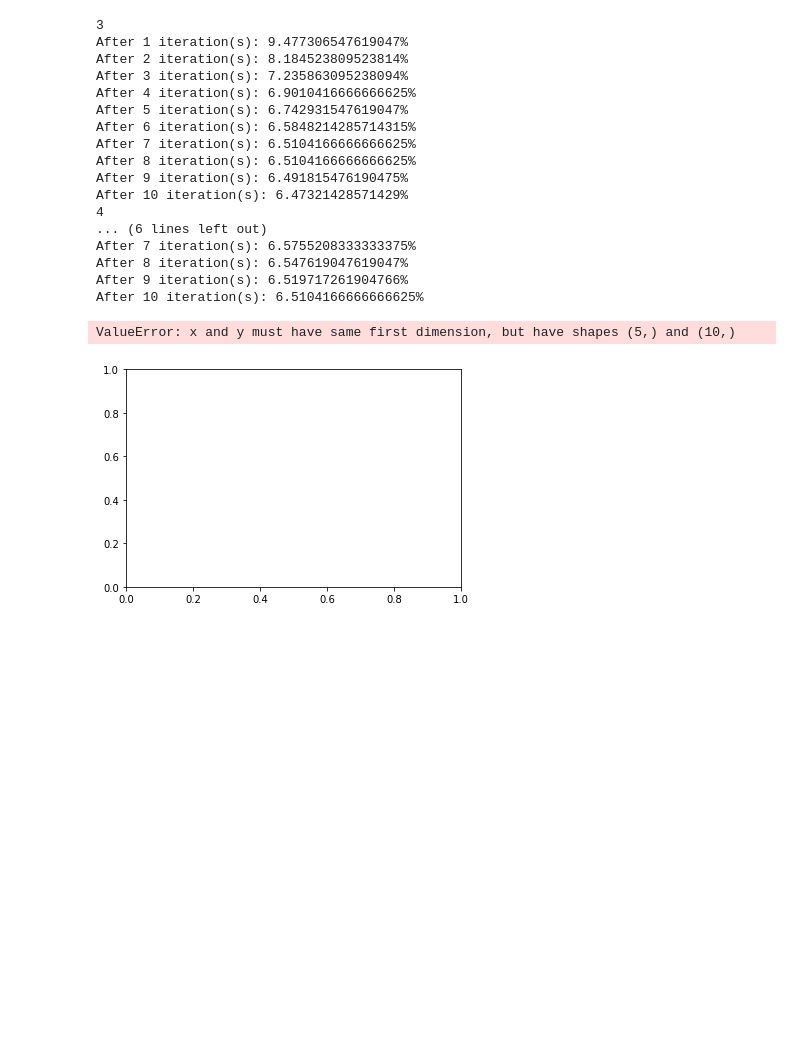
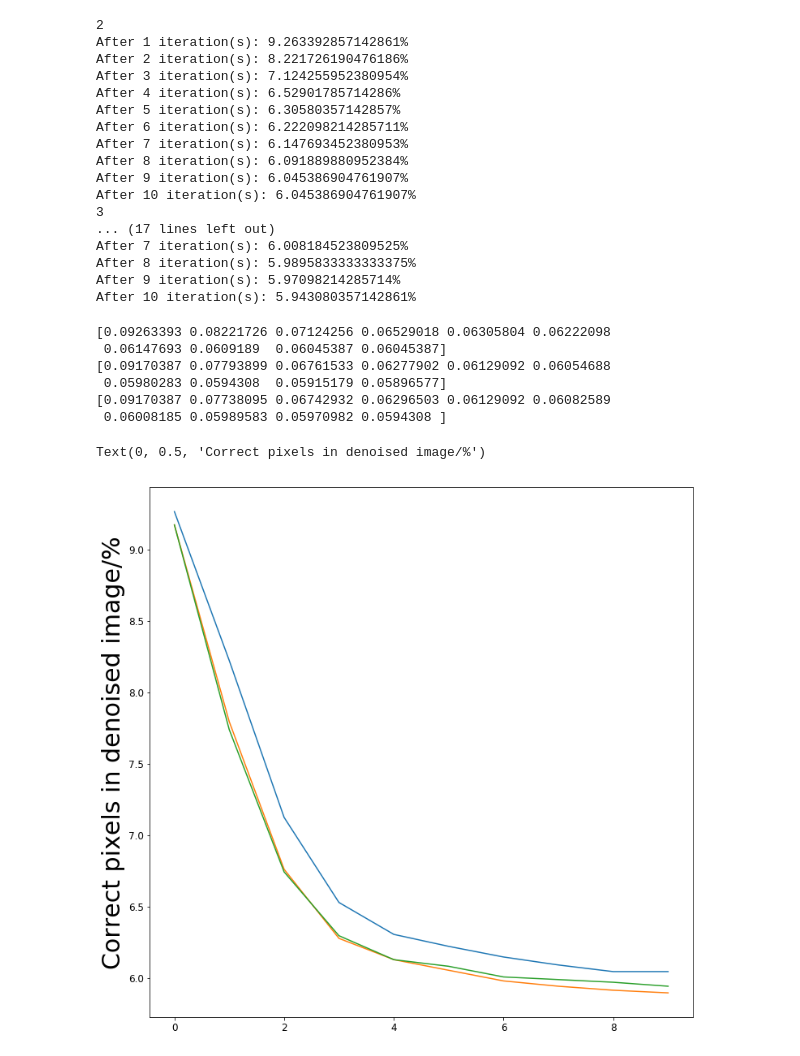
Before and after one commit to kheeran/COMS30007-Machine-Learning, a Jupyter notebook: Inference.ipynb, the cells around one changed output. Saved outputs shown, nothing was run; the diff lists cells and outputs as text; code cells hidden in the pictures; blank space fills up the shorter version.

```diff
--- a/Inference.ipynb
+++ b/Inference.ipynb
@@ -257,12 +188,6 @@ def gibbs_sampling(x0, y, T, M, N, xx, beta, eta):
     x_next = x0
     correctness1 = 0
 
-    T=10
-    etarange = 3
-    steps = 10
-
-    for eta in range (0,etarange):
-        for beta in frange (0, eta, eta/steps):
 
     for t in range(0, T):
         for i in range(0, M):
@@ -507,7 +452,7 @@ x_store = np.zeros((num,M,N))
 
 ratio = 8/32
 
-for i in range (3,len(eta_store)):
+for i in range (2,len(eta_store)):
     print (i)
     eta = i
     beta = eta*ratio
@@ -539,29 +484,41 @@ time1 += time.time()
 # x5 = MFVB(beta, y,10,M,N)
 # x5 = MFVB(beta, y,8,M,N)
 # %% [output]
+2
+After 1 iteration(s): 9.263392857142861%
+After 2 iteration(s): 8.221726190476186%
+After 3 iteration(s): 7.124255952380954%
+After 4 iteration(s): 6.52901785714286%
+After 5 iteration(s): 6.30580357142857%
+After 6 iteration(s): 6.222098214285711%
+After 7 iteration(s): 6.147693452380953%
+After 8 iteration(s): 6.091889880952384%
+After 9 iteration(s): 6.045386904761907%
+After 10 iteration(s): 6.045386904761907%
 3
-After 1 iteration(s): 9.477306547619047%
-After 2 iteration(s): 8.184523809523814%
-After 3 iteration(s): 7.235863095238094%
-After 4 iteration(s): 6.9010416666666625%
-After 5 iteration(s): 6.742931547619047%
-After 6 iteration(s): 6.5848214285714315%
-After 7 iteration(s): 6.5104166666666625%
-After 8 iteration(s): 6.5104166666666625%
-After 9 iteration(s): 6.491815476190475%
-After 10 iteration(s): 6.47321428571429%
-4
-... (6 lines left out)
-After 7 iteration(s): 6.5755208333333375%
-After 8 iteration(s): 6.547619047619047%
-After 9 iteration(s): 6.519717261904766%
-After 10 iteration(s): 6.5104166666666625%
+... (17 lines left out)
+After 7 iteration(s): 6.008184523809525%
+After 8 iteration(s): 5.9895833333333375%
+After 9 iteration(s): 5.97098214285714%
+After 10 iteration(s): 5.943080357142861%
 # %%
 ### print (eta_store)
+
+x_axis = np.zeros((T))
+for i in range (T):
+    x_axis[i] = i
+
 for i in range (2, len(eta_store)):
-    plt.plot([1,2,3,4,5], 100*eta_store[i])
+    print (eta_store[i])
+    plt.plot(x_axis, 100*eta_store[i])
 plt.ylabel('Correct pixels in denoised image/%',fontsize=30)
 # plt.title('Different values of beta and eta with ratio 1:30',)
 # %% [output]
-ValueError: x and y must have same first dimension, but have shapes (5,) and (10,)
+[0.09263393 0.08221726 0.07124256 0.06529018 0.06305804 0.06222098
+ 0.06147693 0.0609189  0.06045387 0.06045387]
+[0.09170387 0.07793899 0.06761533 0.06277902 0.06129092 0.06054688
+ 0.05980283 0.0594308  0.05915179 0.05896577]
+[0.09170387 0.07738095 0.06742932 0.06296503 0.06129092 0.06082589
+ 0.06008185 0.05989583 0.05970982 0.0594308 ]
+Text(0, 0.5, 'Correct pixels in denoised image/%')
-[figure, old version]
+[figure, new version]
```
Also changed, not shown: parts of 9 cells of this notebook, 2 other files.
